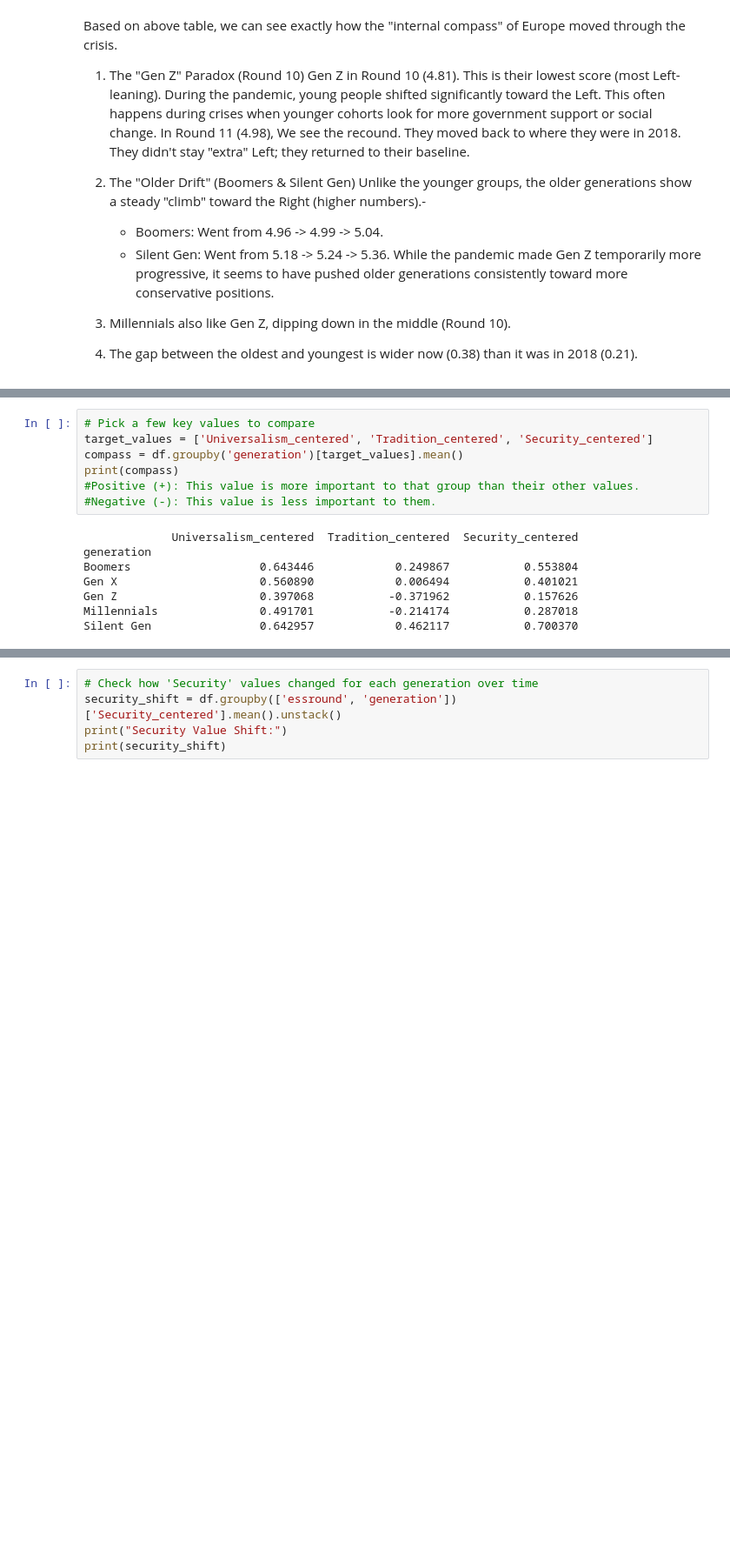
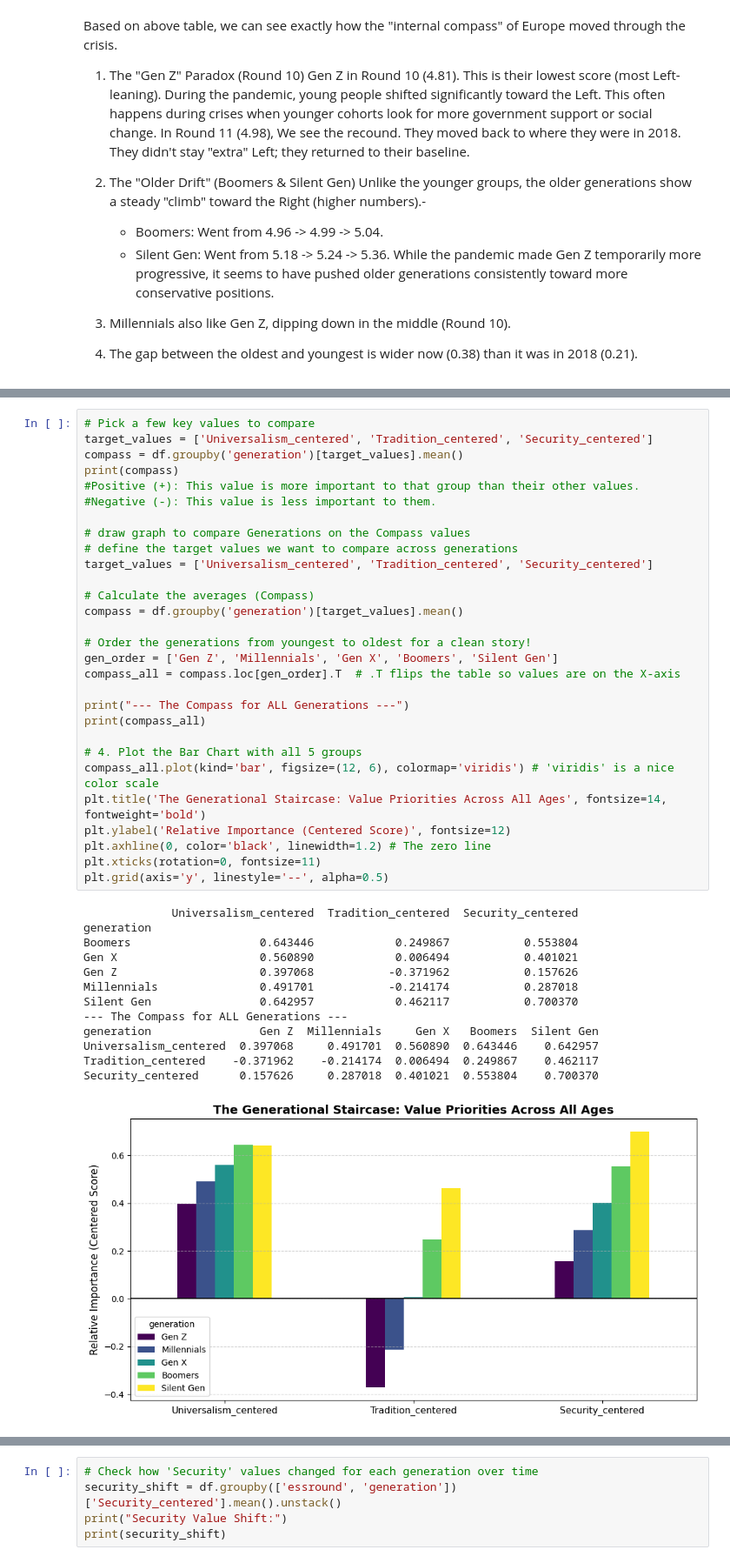
Before and after one commit to CU-S26-MSDSSB-DSCI-01-DataScienceLab/DataScienceLab_HumanValues, a Jupyter notebook: Q2_Tayaphon.ipynb, the cells around one changed output, grey strips where cells are left out. Shown at 87% size. Cells and saved outputs as stored; diff of their text form; blank space fills up the shorter version.

```diff
--- a/Q2_Tayaphon.ipynb
+++ b/Q2_Tayaphon.ipynb
@@ -88,15 +90,43 @@ While the pandemic made Gen Z temporarily more progressive, it seems to have pus
 # %%
 # Pick a few key values to compare
 target_values = ['Universalism_centered', 'Tradition_centered', 'Security_centered']
 compass = df.groupby('generation')[target_values].mean()
 print(compass)
 #Positive (+): This value is more important to that group than their other values.
 #Negative (-): This value is less important to them.
+
+# draw graph to compare Generations on the Compass values
+# define the target values we want to compare across generations
+target_values = ['Universalism_centered', 'Tradition_centered', 'Security_centered']
+
+# Calculate the averages (Compass)
+compass = df.groupby('generation')[target_values].mean()
+
+# Order the generations from youngest to oldest for a clean story!
+gen_order = ['Gen Z', 'Millennials', 'Gen X', 'Boomers', 'Silent Gen']
+compass_all = compass.loc[gen_order].T  # .T flips the table so values are on the X-axis
+
+print("--- The Compass for ALL Generations ---")
+print(compass_all)
+
+# 4. Plot the Bar Chart with all 5 groups
+compass_all.plot(kind='bar', figsize=(12, 6), colormap='viridis') # 'viridis' is a nice color scale
+plt.title('The Generational Staircase: Value Priorities Across All Ages', fontsize=14, fontweight='bold')
+plt.ylabel('Relative Importance (Centered Score)', fontsize=12)
+plt.axhline(0, color='black', linewidth=1.2) # The zero line
+plt.xticks(rotation=0, fontsize=11)
+plt.grid(axis='y', linestyle='--', alpha=0.5)
 # %% [output]
              Universalism_centered  Tradition_centered  Security_centered
 generation
 Boomers                   0.643446            0.249867           0.553804
 Gen X                     0.560890            0.006494           0.401021
 Gen Z                     0.397068           -0.371962           0.157626
 Millennials               0.491701           -0.214174           0.287018
 Silent Gen                0.642957            0.462117           0.700370
+--- The Compass for ALL Generations ---
+generation                Gen Z  Millennials     Gen X   Boomers  Silent Gen
+Universalism_centered  0.397068     0.491701  0.560890  0.643446    0.642957
+Tradition_centered    -0.371962    -0.214174  0.006494  0.249867    0.462117
+Security_centered      0.157626     0.287018  0.401021  0.553804    0.700370
+[figure, added]
```
Also changed, not shown: parts of 10 cells of this notebook, 1 other file.
